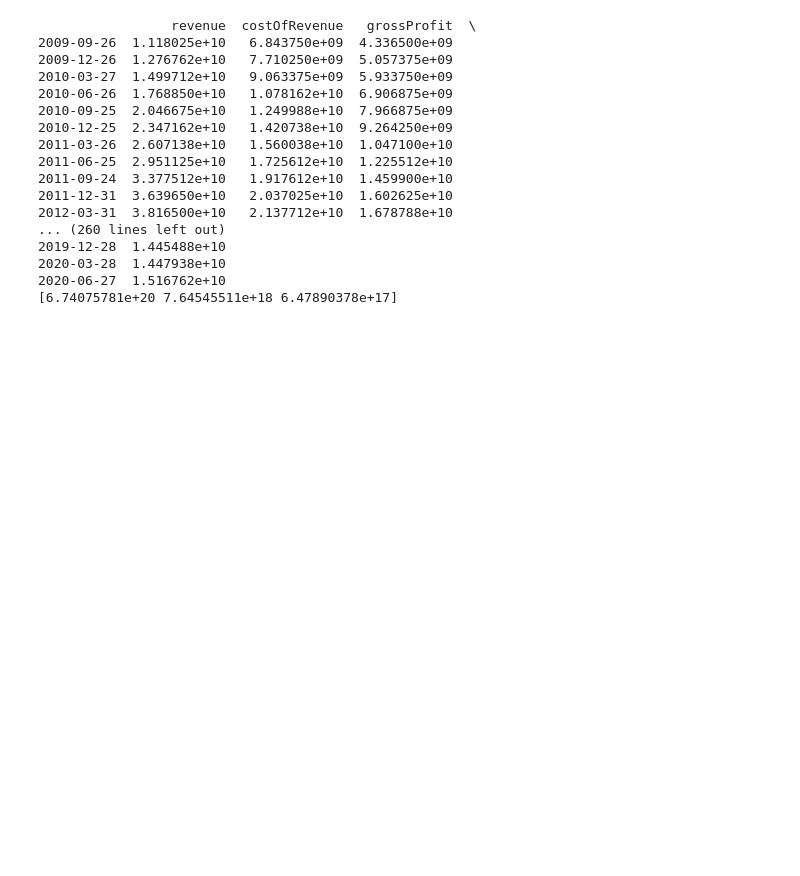
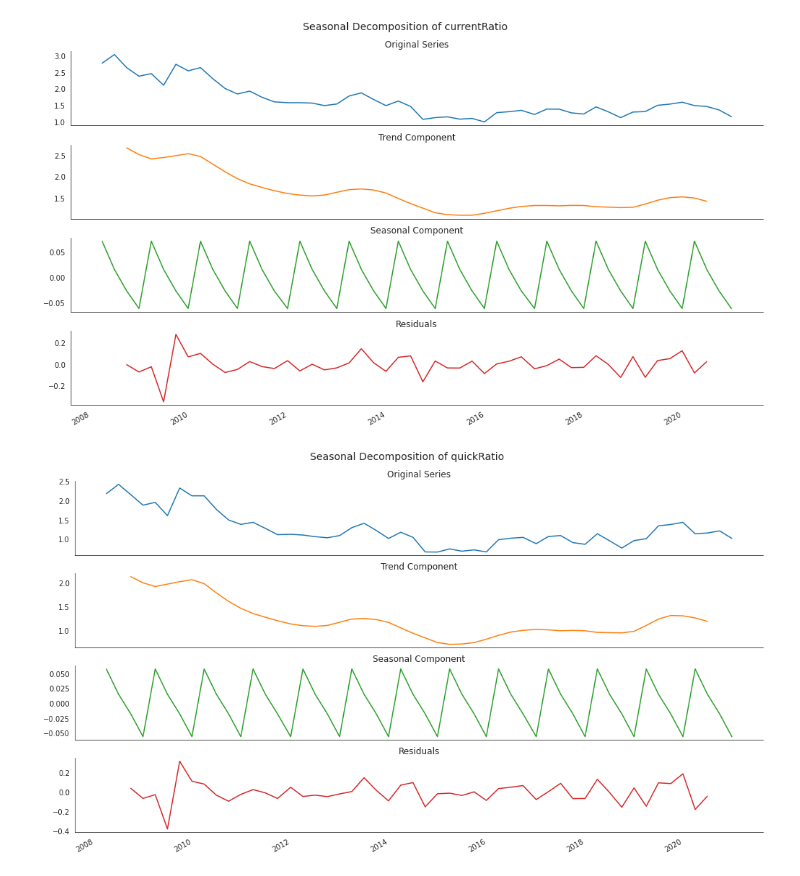
Before and after one commit to CDP99/CS-4641-Group-26, a Jupyter notebook: touchpoint2.ipynb, the cells around one changed output. Saved outputs shown, nothing was run; the diff lists cells and outputs as text; code cells hidden in the pictures; blank space fills up the shorter version.

```diff
--- a/touchpoint2.ipynb
+++ b/touchpoint2.ipynb
@@ -48,40 +62,32 @@ dtype: object
-# %%
-res = api.getFinStat('AAPL', limit=48)
-datetime_series = pd.to_datetime(res['date'])
-datetime_index = pd.DatetimeIndex(datetime_series.values)
-df=res.set_index(datetime_index)
-df.drop('date',axis=1,inplace=True)
-
-features = [
-    'revenue','costOfRevenue','grossProfit','researchAndDevelopmentExpenses','generalAndAdministrativeExpenses','otherExpenses','operatingExpenses','costAndExpenses','depreciationAndAmortization','ebitda','operatingIncome','totalOtherIncomeExpensesNet','incomeBeforeTax','incomeTaxExpense','netIncome'
-]
-X = pd.DataFrame({})
-for feat in features:
-    price = df[feat].squeeze().dropna()
-    components = tsa.seasonal_decompose(price, model='additive',period=4)
-    X[feat] = components.trend.dropna()
-
-print(X)
-
-pca = PCA(n_components=3)
-pca.fit(X)
-
-print(pca.explained_variance_)
-# %% [output]
-                 revenue  costOfRevenue   grossProfit  \
-2009-09-26  1.118025e+10   6.843750e+09  4.336500e+09
-2009-12-26  1.276762e+10   7.710250e+09  5.057375e+09
-2010-03-27  1.499712e+10   9.063375e+09  5.933750e+09
-2010-06-26  1.768850e+10   1.078162e+10  6.906875e+09
-2010-09-25  2.046675e+10   1.249988e+10  7.966875e+09
-2010-12-25  2.347162e+10   1.420738e+10  9.264250e+09
-2011-03-26  2.607138e+10   1.560038e+10  1.047100e+10
-2011-06-25  2.951125e+10   1.725612e+10  1.225512e+10
-2011-09-24  3.377512e+10   1.917612e+10  1.459900e+10
-2011-12-31  3.639650e+10   2.037025e+10  1.602625e+10
-2012-03-31  3.816500e+10   2.137712e+10  1.678788e+10
-... (260 lines left out)
-2019-12-28  1.445488e+10
-2020-03-28  1.447938e+10
-2020-06-27  1.516762e+10
-[6.74075781e+20 7.64545511e+18 6.47890378e+17]
+# %%
+datetime_series = pd.to_datetime(res['date'])
+datetime_index = pd.DatetimeIndex(datetime_series.values)
+df=res.set_index(datetime_index)
+df.drop('date',axis=1,inplace=True)
+features = [
+    "currentRatio", "quickRatio", "grossProfitMargin", "operatingProfitMargin", "returnOnAssets",
+    "returnOnEquity", "returnOnCapitalEmployed", "debtEquityRatio", "priceToBookRatio", "priceToSalesRatio",
+    "priceEarningsRatio", "priceEarningsToGrowthRatio", "priceToOperatingCashFlowsRatio"
+]
+X = pd.DataFrame({})
+S = pd.DataFrame({})
+for feat in features:
+    ratio = df[feat].squeeze().dropna()
+    # We predict that the period is annual, thus 4 quarters.
+    components = tsa.seasonal_decompose(ratio, model='additive',period=4)
+    X[feat] = components.trend.dropna()
+    S[feat] = components.seasonal.dropna()
+    # Graph the Trend and Seasonal Effects
+    ts = (ratio.to_frame('Original')
+      .assign(Trend=components.trend)
+      .assign(Seasonality=components.seasonal)
+      .assign(Residual=components.resid))
+    with sns.axes_style('white'):
+        ts.plot(subplots=True, figsize=(14, 8), title=['Original Series', 'Trend Component', 'Seasonal Component','Residuals'], legend=False)
+        plt.suptitle('Seasonal Decomposition of ' + feat, fontsize=14)
+        sns.despine()
+        plt.tight_layout()
+        plt.subplots_adjust(top=.91);
+# %% [output]
+[figure, added]
+[figure, added]
```
Also changed, not shown: parts of 4 cells of this notebook.
